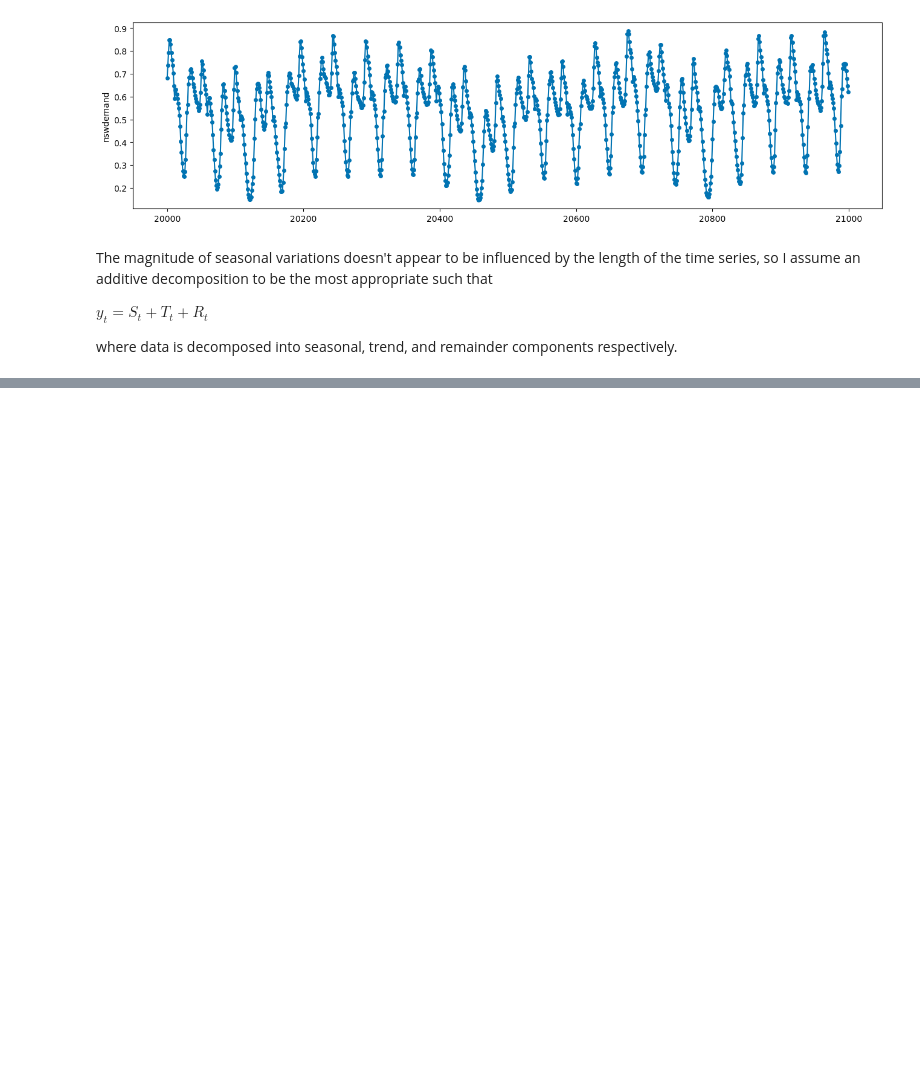
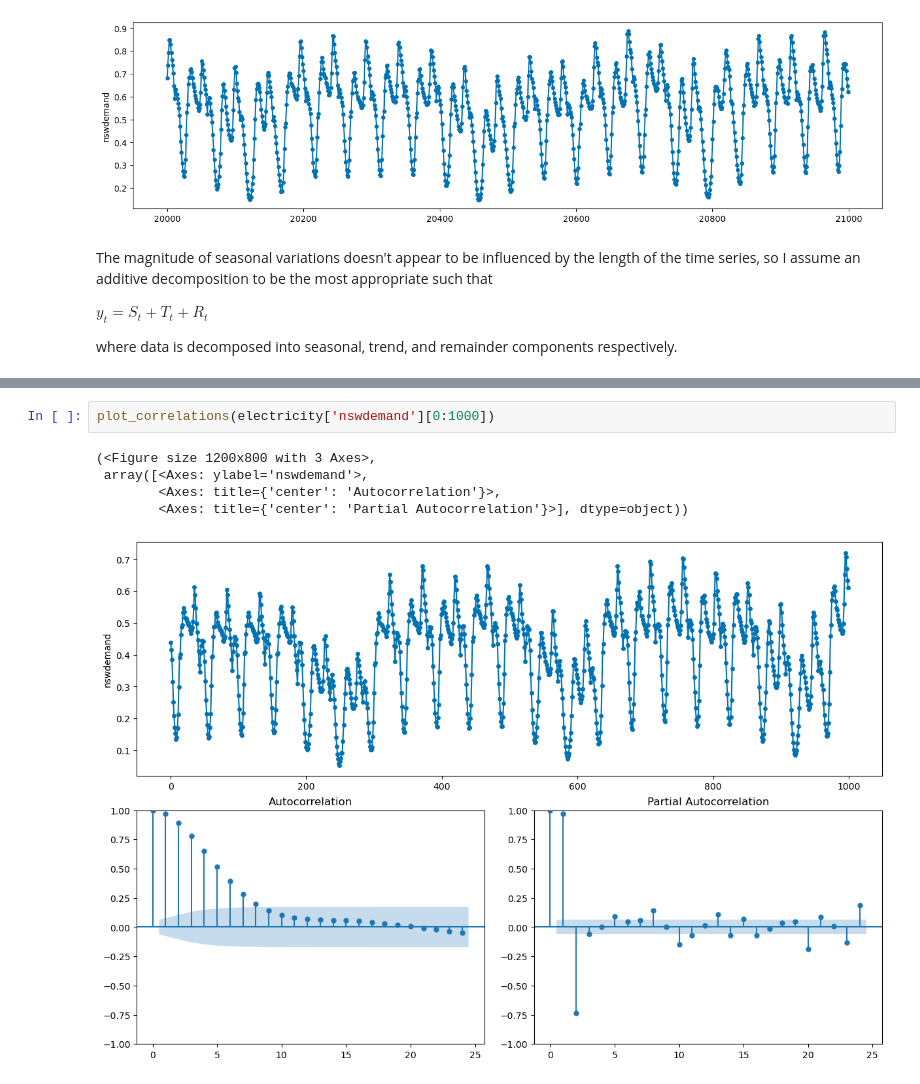
Before and after one commit to jjhuang4/jjhuang4.github.io, a Jupyter notebook: posts/2025-1-20/index.ipynb, the cells around one changed output, grey strips where cells are left out. Saved outputs shown, nothing was run; the diff lists cells and outputs as text; blank space fills up the shorter version.

```diff
--- a/posts/2025-1-20/index.ipynb
+++ b/posts/2025-1-20/index.ipynb
@@ -93,0 +107,8 @@ Name: nswdemand, Length: 10000, dtype: float64
+# %%
+plot_correlations(electricity['nswdemand'][0:1000])
+# %% [output]
+(<Figure size 1200x800 with 3 Axes>,
+ array([<Axes: ylabel='nswdemand'>,
+        <Axes: title={'center': 'Autocorrelation'}>,
+        <Axes: title={'center': 'Partial Autocorrelation'}>], dtype=object))
+[figure, added]
```
Also changed, not shown: parts of 15 cells of this notebook.
